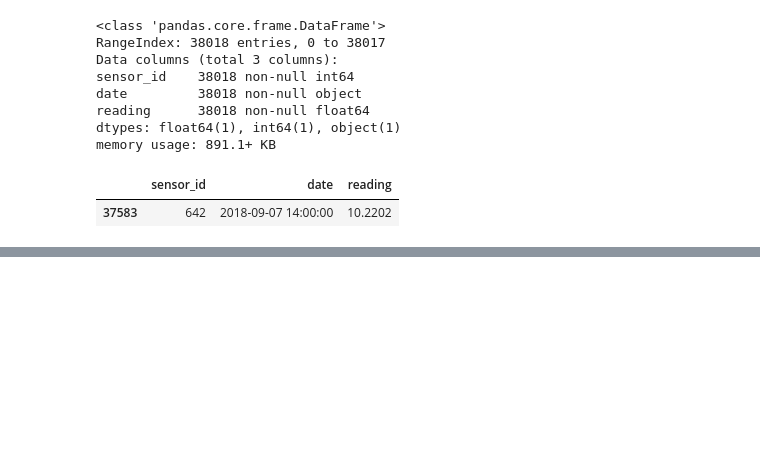
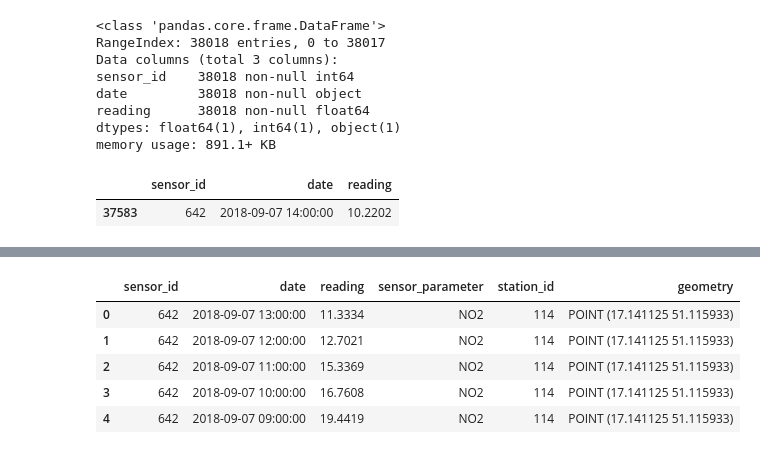
Before and after one commit to lukaszKielar/Home-Air-Quality-Station, a Jupyter notebook: python/GIOS_readings.ipynb, the cells around one changed output, grey strips where cells are left out. Drawn from its saved outputs; the diff is of its cells as text; code cells hidden in the pictures; blank space fills up the shorter version.

```diff
--- a/python/GIOS_readings.ipynb
+++ b/python/GIOS_readings.ipynb
@@ -497,0 +500,3 @@ readings_df[(readings_df['date']=='2018-09-07 14:00:00') & (readings_df['sensor_
+# %%
+stations_shp = gpd.read_file('shp/stations.shp')
+stations_shp.head()
@@ -497,0 +510,4 @@ readings_df[(readings_df['date']=='2018-09-07 14:00:00') & (readings_df['sensor_
+# %%
+readings_csv = pd.read_csv('shp/readings_join.csv')
+readings_csv.columns = ['sensor_id', 'date', 'reading', 'sensor_parameter', 'station_id']
+readings_csv.head()
@@ -497,0 +521,10 @@ readings_df[(readings_df['date']=='2018-09-07 14:00:00') & (readings_df['sensor_
+# %%
+readings_gdf = gpd.GeoDataFrame(readings_csv.merge(stations_shp, on='station_id'))
+readings_gdf.head()
+# %% [output]
+|  | sensor_id | date | reading | sensor_parameter | station_id | geometry |
+| 0 | 642 | 2018-09-07 13:00:00 | 11.3334 | NO2 | 114 | POINT (17.141125 51.115933) |
+| 1 | 642 | 2018-09-07 12:00:00 | 12.7021 | NO2 | 114 | POINT (17.141125 51.115933) |
+| 2 | 642 | 2018-09-07 11:00:00 | 15.3369 | NO2 | 114 | POINT (17.141125 51.115933) |
+| 3 | 642 | 2018-09-07 10:00:00 | 16.7608 | NO2 | 114 | POINT (17.141125 51.115933) |
+| 4 | 642 | 2018-09-07 09:00:00 | 19.4419 | NO2 | 114 | POINT (17.141125 51.115933) |
```
Also changed, not shown: parts of 5 cells of this notebook, 18 other files.
